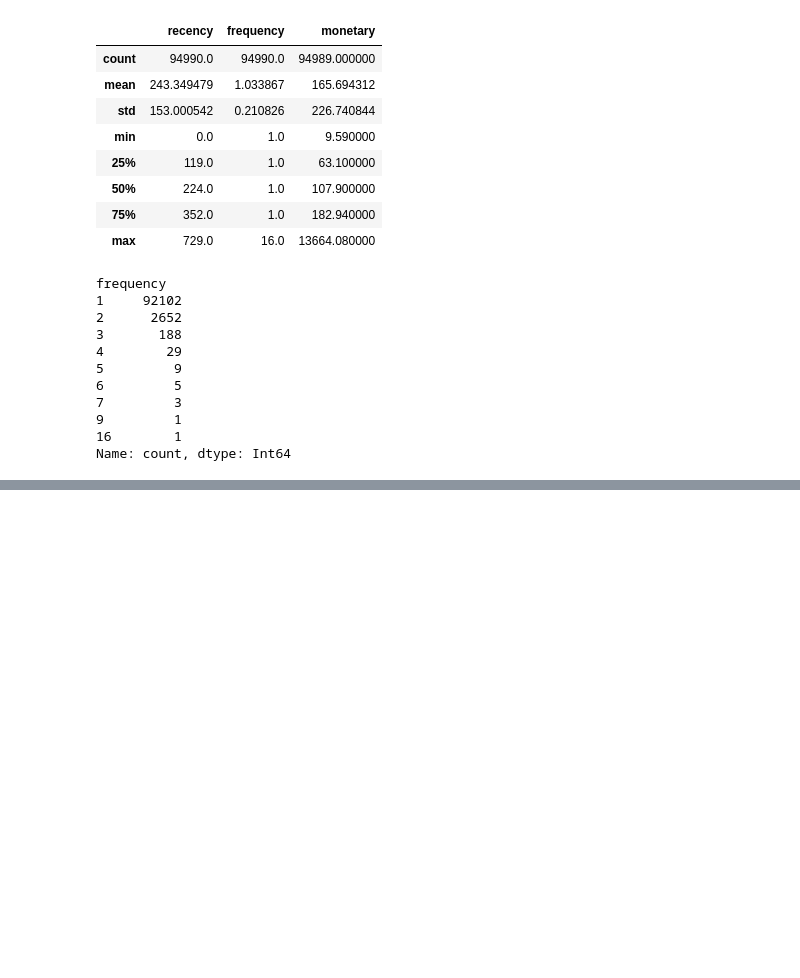
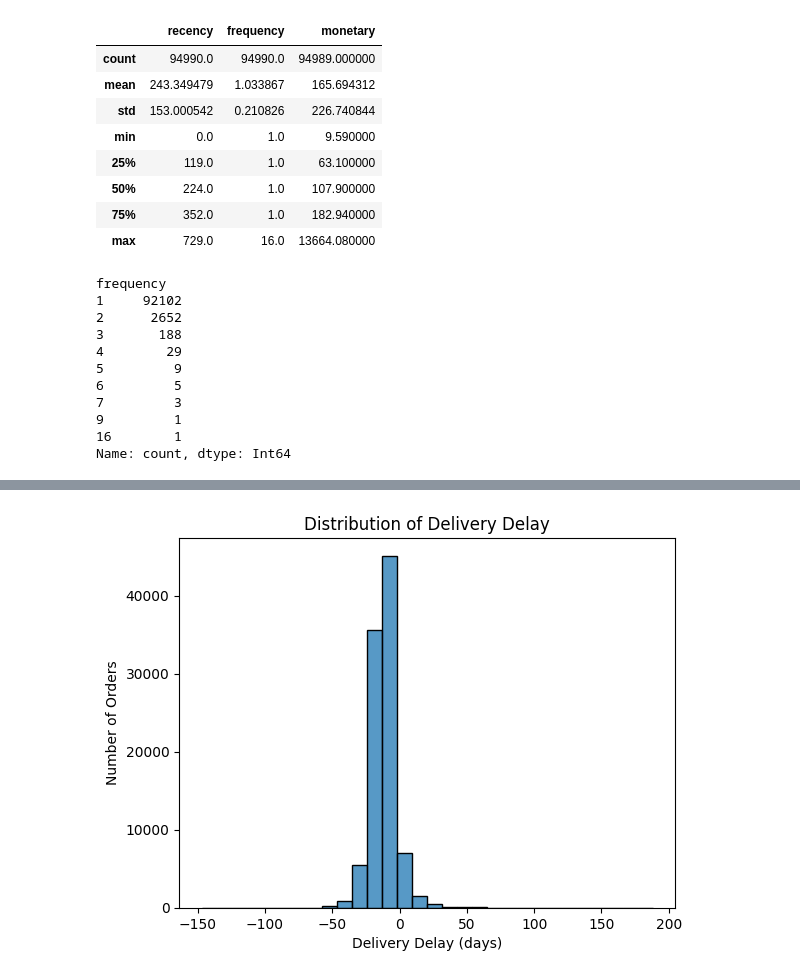
Before and after one commit to maniprabha20/OrderMetrics360, a Jupyter notebook: Untitled1.ipynb, the cells around one changed output, grey strips where cells are left out. Saved outputs shown, nothing was run; the diff lists cells and outputs as text; code cells hidden in the pictures; blank space fills up the shorter version.

```diff
--- a/Untitled1.ipynb
+++ b/Untitled1.ipynb
@@ -304,0 +434,11 @@ Name: count, dtype: Int64
+# %%
+import seaborn as sns
+
+sns.histplot(delivery_df['delivery_delay_days'], bins=30)
+
+plt.title('Distribution of Delivery Delay')
+plt.xlabel('Delivery Delay (days)')
+plt.ylabel('Number of Orders')
+plt.show()
+# %% [output]
+[figure, added]
```
Also changed, not shown: parts of 15 cells of this notebook, 1 other file.
